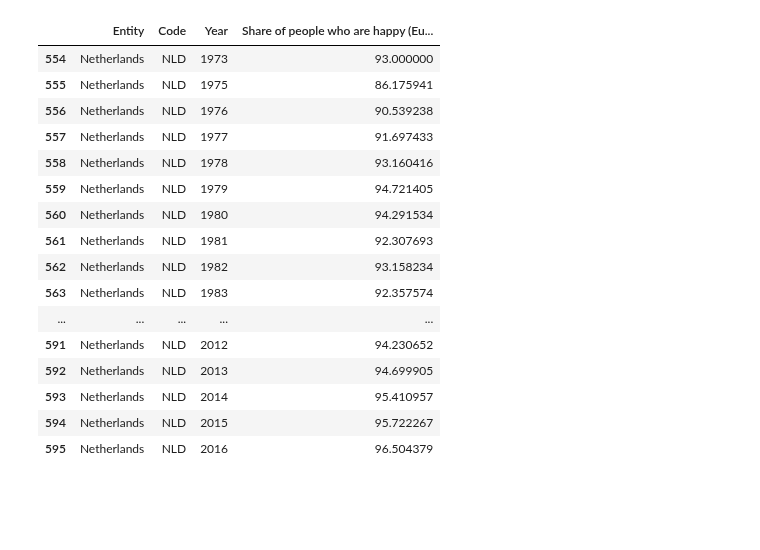
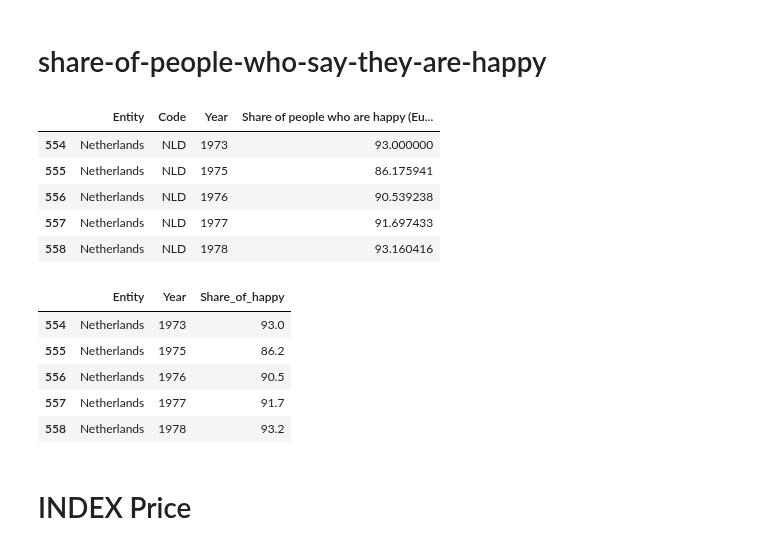
Before and after one commit to jmolendijk/dataV2-labs, a Jupyter notebook: module-2/MiniprojectStory telling/BEER Data Cleaning.ipynb, the cells around one changed output. Drawn from its saved outputs; the diff is of its cells as text; code cells hidden in the pictures; blank space fills up the shorter version.

```diff
--- a/module-2/MiniprojectStory telling/BEER Data Cleaning.ipynb
+++ b/module-2/MiniprojectStory telling/BEER Data Cleaning.ipynb
@@ -109,21 +359,14 @@ ratio_age
+# %% [markdown]
+# share-of-people-who-say-they-are-happy
 # %%
 happypeople = pd.read_csv('data/Happiness-Eurobarometer.csv')
-happypeople.loc[happypeople['Entity']=='Netherlands']
+happypeople = happypeople.loc[happypeople['Entity']=='Netherlands']
+
+happypeople.head()
 # %% [output]
 |  | Entity | Code | Year | Share of people who are happy (Eu... |
 | 554 | Netherlands | NLD | 1973 | 93.000000 |
 | 555 | Netherlands | NLD | 1975 | 86.175941 |
 | 556 | Netherlands | NLD | 1976 | 90.539238 |
 | 557 | Netherlands | NLD | 1977 | 91.697433 |
 | 558 | Netherlands | NLD | 1978 | 93.160416 |
-| 559 | Netherlands | NLD | 1979 | 94.721405 |
-| 560 | Netherlands | NLD | 1980 | 94.291534 |
-| 561 | Netherlands | NLD | 1981 | 92.307693 |
-| 562 | Netherlands | NLD | 1982 | 93.158234 |
-| 563 | Netherlands | NLD | 1983 | 92.357574 |
-| ... | ... | ... | ... | ... |
-| 591 | Netherlands | NLD | 2012 | 94.230652 |
-| 592 | Netherlands | NLD | 2013 | 94.699905 |
-| 593 | Netherlands | NLD | 2014 | 95.410957 |
-| 594 | Netherlands | NLD | 2015 | 95.722267 |
-| 595 | Netherlands | NLD | 2016 | 96.504379 |
@@ -129,0 +375,13 @@ happypeople.loc[happypeople['Entity']=='Netherlands']
+# %%
+happypeople.columns = ['Entity',
+                       'Year',
+                       'Share_of_happy']
+happypeople['Share_of_happy'] = round(happypeople['Share_of_happy'],1)
+happypeople.head()
+# %% [output]
+|  | Entity | Year | Share_of_happy |
+| 554 | Netherlands | 1973 | 93.0 |
+| 555 | Netherlands | 1975 | 86.2 |
+| 556 | Netherlands | 1976 | 90.5 |
+| 557 | Netherlands | 1977 | 91.7 |
+| 558 | Netherlands | 1978 | 93.2 |
@@ -130,3 +395,5 @@ happypeople.loc[happypeople['Entity']=='Netherlands']
+# %% [markdown]
+# INDEX Price
 # %%
 #Price level indicesEUR 28 =100
 #Exporting from .csv
```
Also changed, not shown: parts of 78 cells of this notebook, 24 other files.
